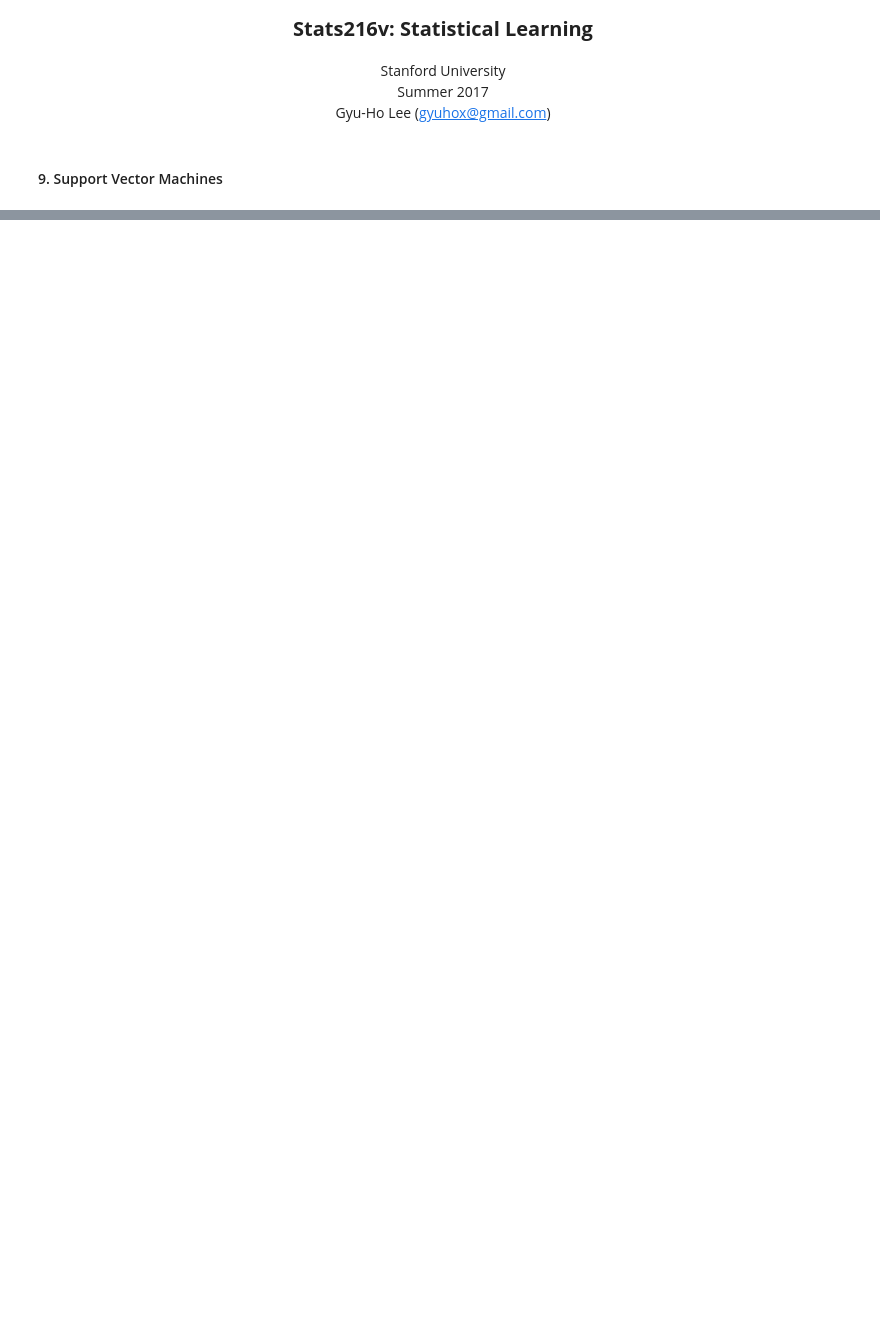
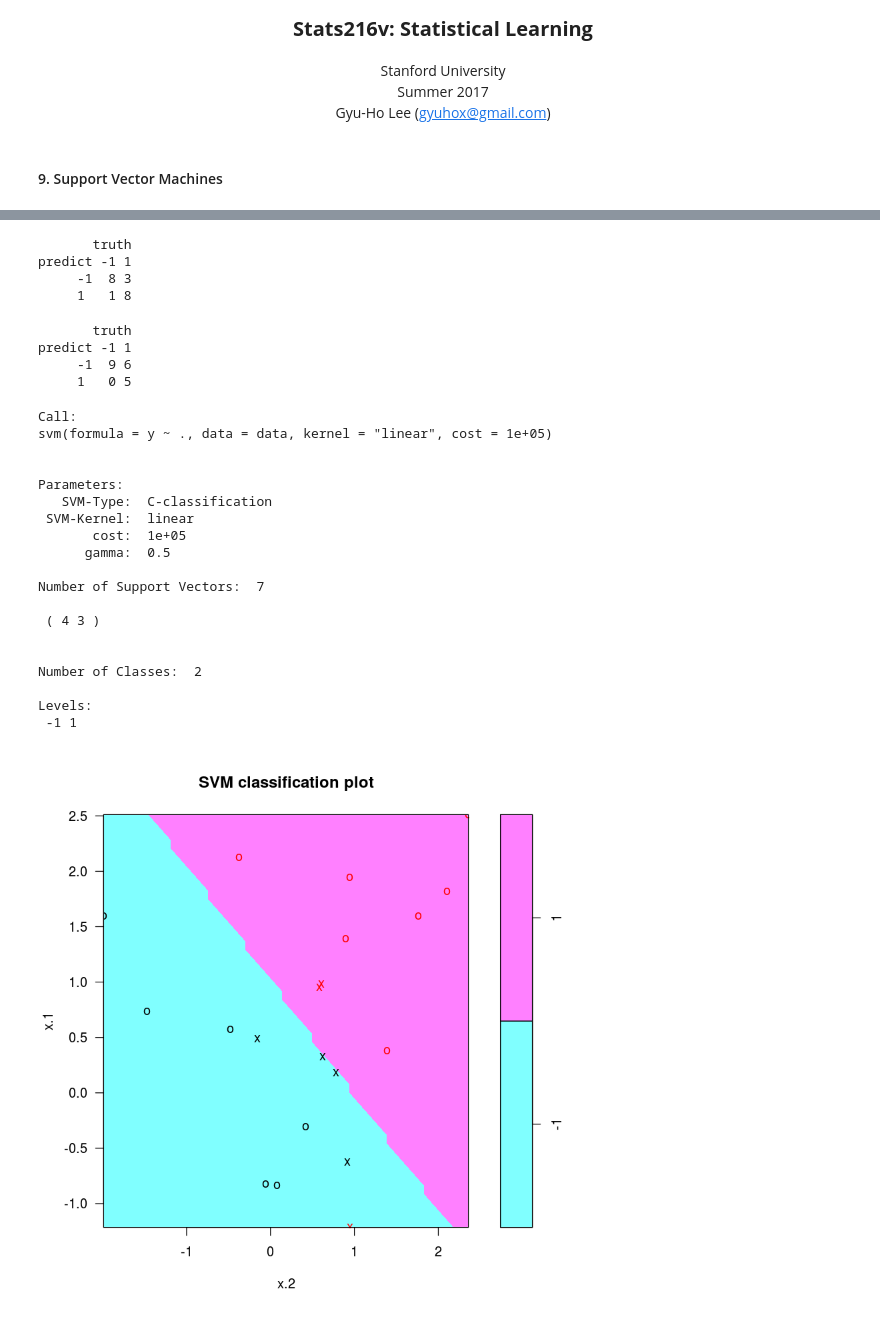
Before and after one commit to gyuho/dplearn, a Jupyter notebook: notebooks/stats216v/chapter-09-r.ipynb, the cells around one changed output, grey strips where cells are left out. Drawn from its saved outputs; the diff is of its cells as text; code cells hidden in the pictures; blank space fills up the shorter version.

```diff
--- a/notebooks/stats216v/chapter-09-r.ipynb
+++ b/notebooks/stats216v/chapter-09-r.ipynb
@@ -210,0 +158,54 @@ contrasts(Carseats$ShelveLoc)
+# %%
+xtest = matrix(rnorm(20*2), ncol=2)
+ytest = sample(c(-1,1), 20, rep=TRUE)
+xtest[ytest==1,] = xtest[ytest==1,] + 1
+testdata = data.frame(x=xtest, y=as.factor(ytest))
+
+ypred = predict(bestmod, testdata)
+table(predict=ypred, truth=testdata$y)
+# %% [output]
+       truth
+predict -1 1
+     -1  8 3
+     1   1 8
+# %%
+# with cost 0.01
+svmfit = svm(y~., data=data, kernel="linear", cost=0.01, scale=FALSE)
+ypred = predict(svmfit, testdata)
+table(predict=ypred, truth=testdata$y)
+# %% [output]
+       truth
+predict -1 1
+     -1  9 6
+     1   0 5
+# %%
+# make data just barely linearly separable
+data = data.frame(x=x, y=as.factor(y))
+
+# cost is small, then margin will be wider
+# cost is large, then margin will be narrower
+svmfit = svm(y~., data=data, kernel="linear", cost=1e5)
+
+summary(svmfit)
+plot(svmfit, data)
+# %% [output]
+Call:
+svm(formula = y ~ ., data = data, kernel = "linear", cost = 1e+05)
+
+
+Parameters:
+   SVM-Type:  C-classification
+ SVM-Kernel:  linear
+       cost:  1e+05
+      gamma:  0.5
+
+Number of Support Vectors:  7
+
+ ( 4 3 )
+
+
+Number of Classes:  2
+
+Levels:
+ -1 1
+[figure, added]
```
Also changed, not shown: parts of 38 cells of this notebook, 6 other files.
